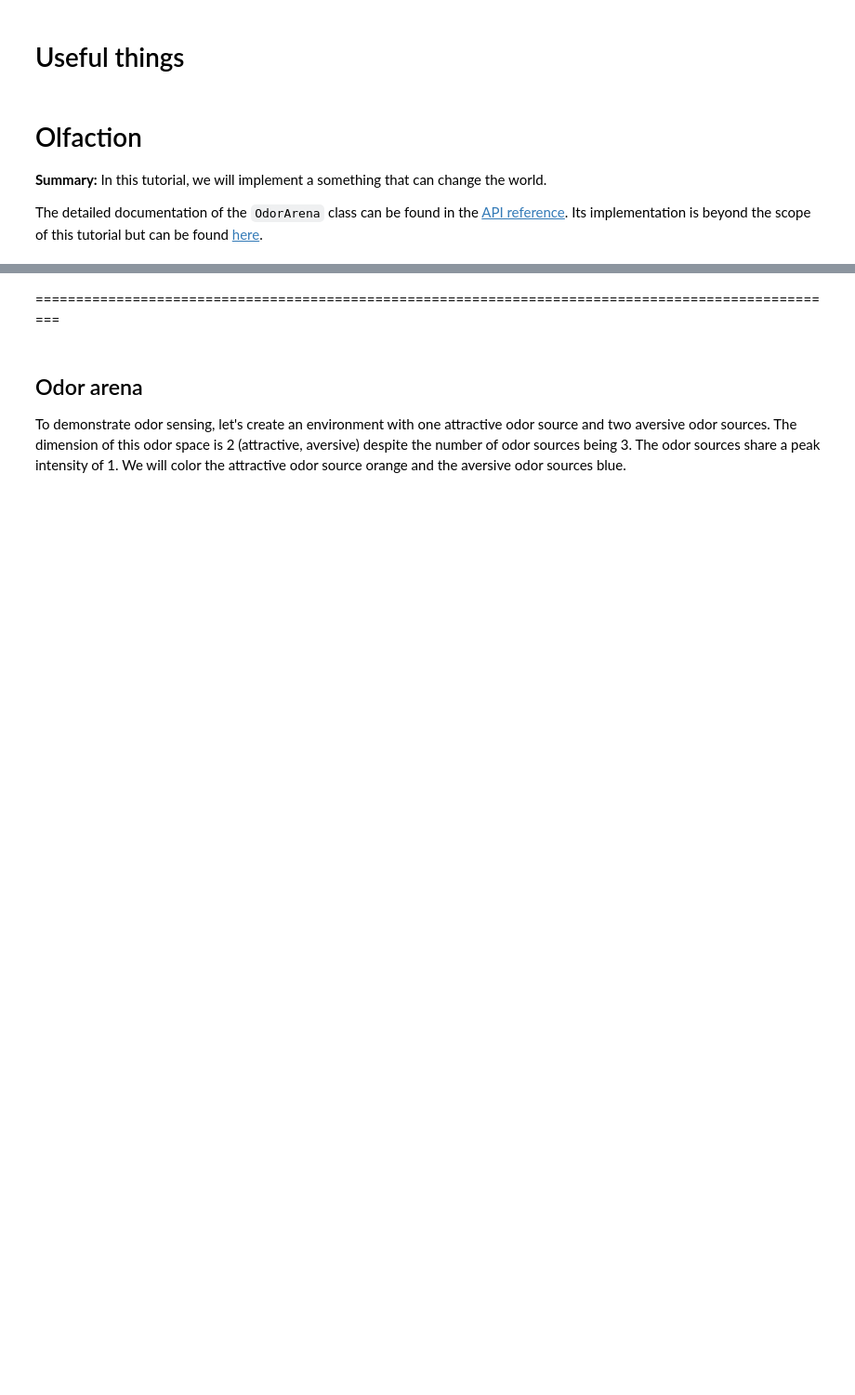
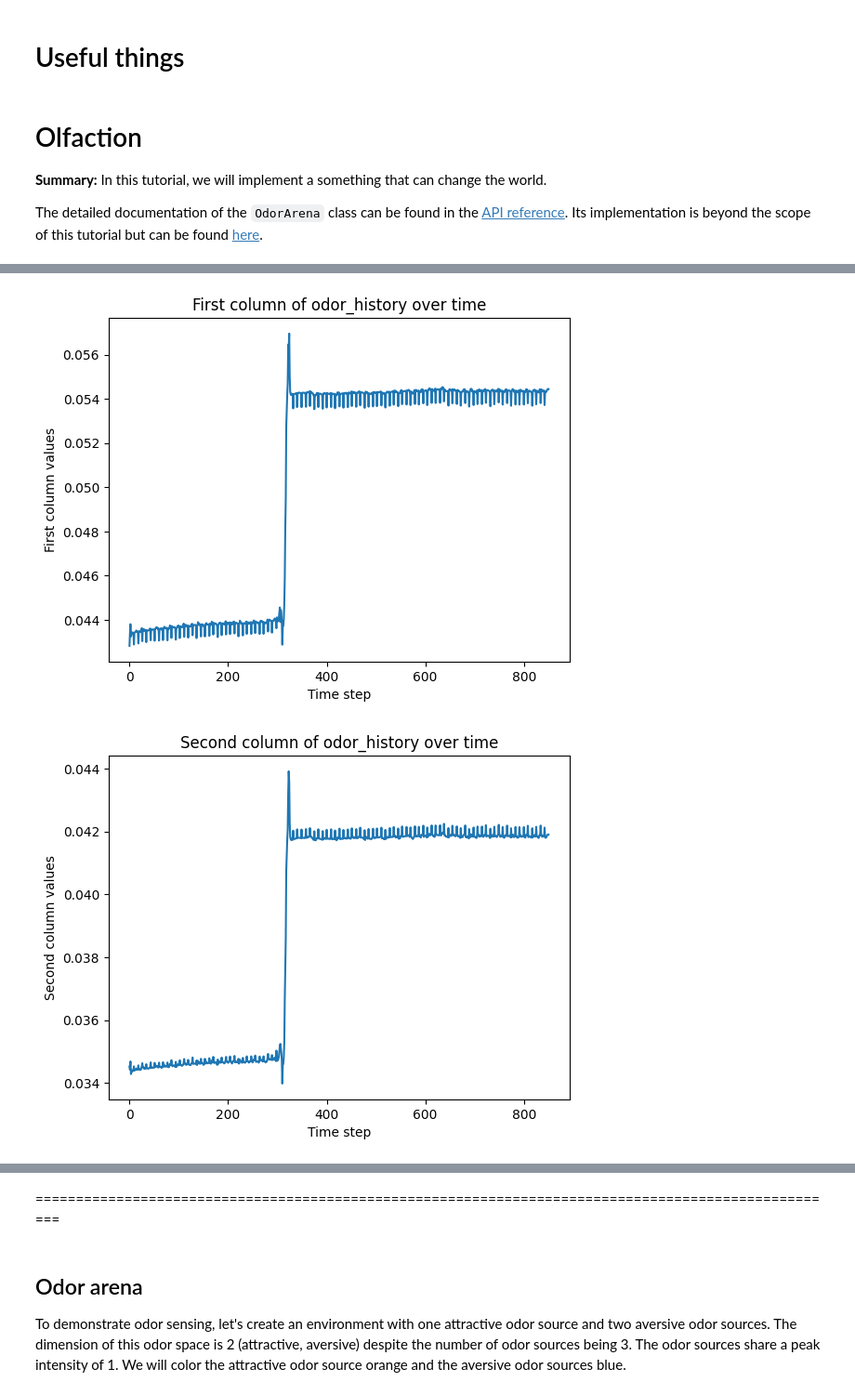
Before and after one commit to LeMonsieurPompidou/Cobar_olfactoryAlgorithm, a Jupyter notebook: Olfaction.ipynb, the cells around one changed output, grey strips where cells are left out. Shown: that part at 93% size. Saved outputs shown, nothing was run; the diff lists cells and outputs as text; code cells hidden in the pictures; blank space fills up the shorter version.

```diff
--- a/Olfaction.ipynb
+++ b/Olfaction.ipynb
@@ -75,0 +240,23 @@ fig.savefig("./outputs/vision_sim_env.png")
+# %%
+# Extract the first column from odor_history
+first_column = [entry[0][0] for entry in odor_history]
+
+# Plot the first column
+plt.plot(first_column)
+plt.xlabel('Time step')
+plt.ylabel('First column values')
+plt.title('First column of odor_history over time')
+plt.show()
+
+# Extract the second column from odor_history
+second_column = [entry[0][1] for entry in odor_history]
+
+# Plot the second column
+plt.plot(second_column)
+plt.xlabel('Time step')
+plt.ylabel('Second column values')
+plt.title('Second column of odor_history over time')
+plt.show()
+# %% [output]
+[figure, added]
+[figure, added]
```
Also changed, not shown: parts of 11 cells of this notebook, 19 other files.
